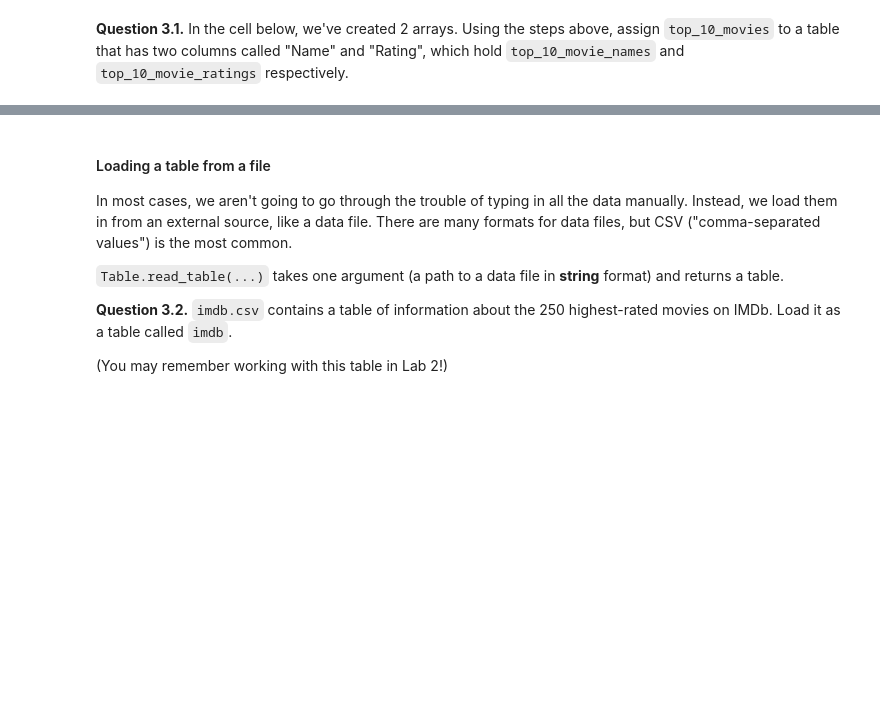
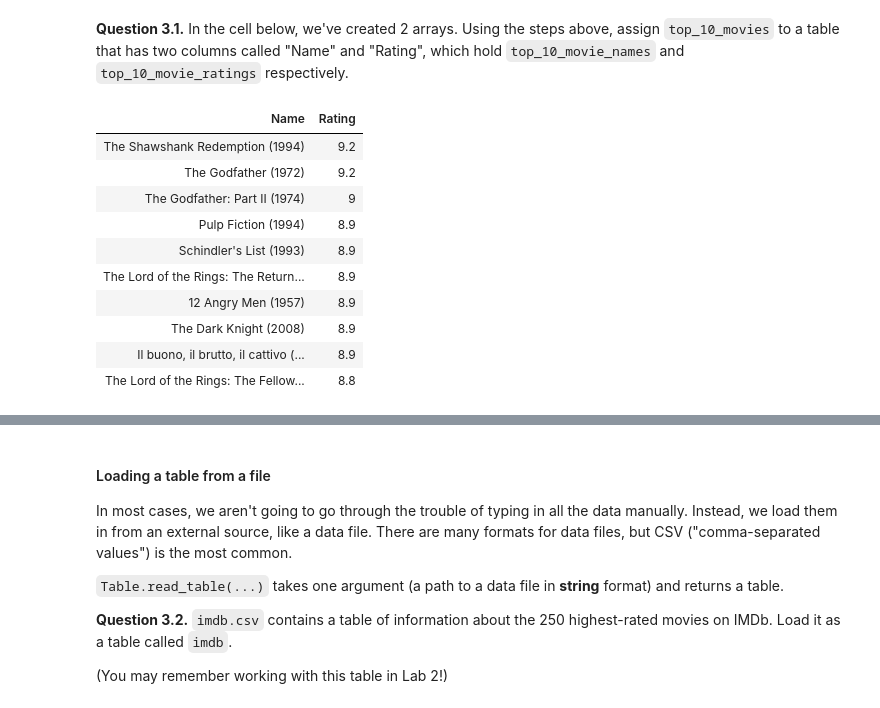
Before and after one commit to thep1ckaxe91/materials-sp22, a Jupyter notebook: lab/lab03/lab03.ipynb, the cells around one changed output, grey strips where cells are left out. Drawn from its saved outputs; the diff is of its cells as text; code cells hidden in the pictures; blank space fills up the shorter version.

```diff
--- a/lab/lab03/lab03.ipynb
+++ b/lab/lab03/lab03.ipynb
@@ -480,22 +480,34 @@ Now the data is combined into a single table! It's much easier to parse this dat
 # %%
 top_10_movie_names = make_array(
         'The Shawshank Redemption (1994)',
         'The Godfather (1972)',
         'The Godfather: Part II (1974)',
         'Pulp Fiction (1994)',
         "Schindler's List (1993)",
         'The Lord of the Rings: The Return of the King (2003)',
         '12 Angry Men (1957)',
         'The Dark Knight (2008)',
         'Il buono, il brutto, il cattivo (1966)',
         'The Lord of the Rings: The Fellowship of the Ring (2001)')
 top_10_movie_ratings = make_array(9.2, 9.2, 9., 8.9, 8.9, 8.9, 8.9, 8.9, 8.9, 8.8)
 
-top_10_movies = ...
+top_10_movies = Table().with_columns("Name", top_10_movie_names, "Rating", top_10_movie_ratings)
 
 # We've put this next line here
 # so your table will get printed out
 # when you run this cell.
 top_10_movies
+# %% [output]
+| Name | Rating |
+| The Shawshank Redemption (1994) | 9.2 |
+| The Godfather (1972) | 9.2 |
+| The Godfather: Part II (1974) | 9 |
+| Pulp Fiction (1994) | 8.9 |
+| Schindler's List (1993) | 8.9 |
+| The Lord of the Rings: The Return... | 8.9 |
+| 12 Angry Men (1957) | 8.9 |
+| The Dark Knight (2008) | 8.9 |
+| Il buono, il brutto, il cattivo (... | 8.9 |
+| The Lord of the Rings: The Fellow... | 8.8 |
 # %%
 grader.check("q31")
```
Also changed, not shown: parts of 8 cells of this notebook.
